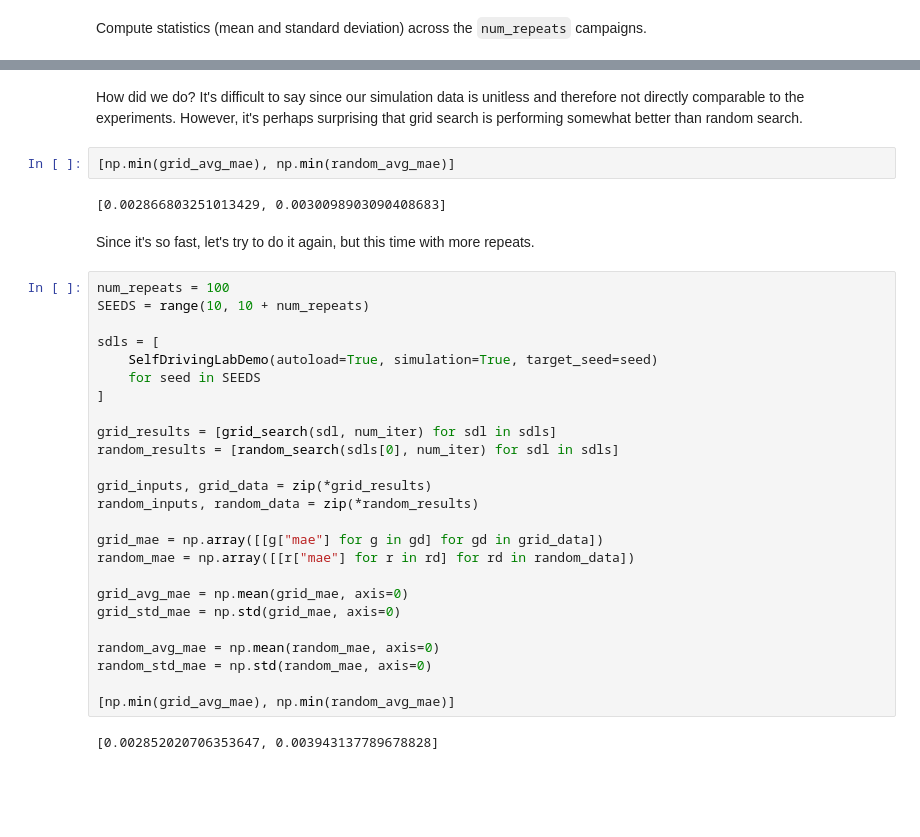
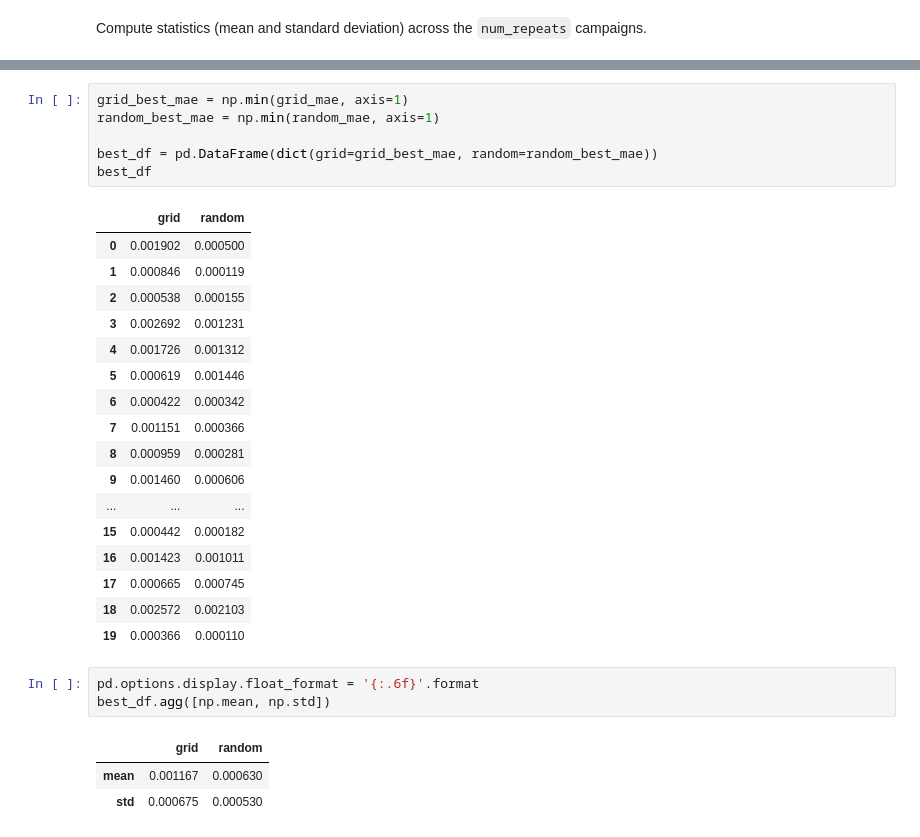
Before and after one commit to sparks-baird/self-driving-lab-demo, a Jupyter notebook: notebooks/sensor_simulator.ipynb, the cells around one changed output, grey strips where cells are left out. Saved outputs shown, nothing was run; the diff lists cells and outputs as text; blank space fills up the shorter version.

```diff
--- a/notebooks/sensor_simulator.ipynb
+++ b/notebooks/sensor_simulator.ipynb
@@ -405,40 +438,34 @@ random_std_mae = np.std(random_mae, axis=0)
 grid_avg_mae.shape
 # %% [output]
 (81,)
-# %% [markdown]
-How did we do? It's difficult to say since our simulation data is unitless and therefore
-not directly comparable to the experiments. However, it's perhaps surprising that grid
-search is performing  somewhat better than random search.
-# %%
-[np.min(grid_avg_mae), np.min(random_avg_mae)]
-# %% [output]
-[0.002866803251013429, 0.0030098903090408683]
-# %% [markdown]
-Since it's so fast, let's try to do it again, but this time with more repeats.
-# %%
-num_repeats = 100
-SEEDS = range(10, 10 + num_repeats)
-
-sdls = [
-    SelfDrivingLabDemo(autoload=True, simulation=True, target_seed=seed)
-    for seed in SEEDS
-]
-
-grid_results = [grid_search(sdl, num_iter) for sdl in sdls]
-random_results = [random_search(sdls[0], num_iter) for sdl in sdls]
-
-grid_inputs, grid_data = zip(*grid_results)
-random_inputs, random_data = zip(*random_results)
-
-grid_mae = np.array([[g["mae"] for g in gd] for gd in grid_data])
-random_mae = np.array([[r["mae"] for r in rd] for rd in random_data])
-
-grid_avg_mae = np.mean(grid_mae, axis=0)
-grid_std_mae = np.std(grid_mae, axis=0)
-
-random_avg_mae = np.mean(random_mae, axis=0)
-random_std_mae = np.std(random_mae, axis=0)
-
-[np.min(grid_avg_mae), np.min(random_avg_mae)]
-# %% [output]
-[0.002852020706353647, 0.003943137789678828]
+# %%
+grid_best_mae = np.min(grid_mae, axis=1)
+random_best_mae = np.min(random_mae, axis=1)
+
+best_df = pd.DataFrame(dict(grid=grid_best_mae, random=random_best_mae))
+best_df
+# %% [output]
+|  | grid | random |
+| 0 | 0.001902 | 0.000500 |
+| 1 | 0.000846 | 0.000119 |
+| 2 | 0.000538 | 0.000155 |
+| 3 | 0.002692 | 0.001231 |
+| 4 | 0.001726 | 0.001312 |
+| 5 | 0.000619 | 0.001446 |
+| 6 | 0.000422 | 0.000342 |
+| 7 | 0.001151 | 0.000366 |
+| 8 | 0.000959 | 0.000281 |
+| 9 | 0.001460 | 0.000606 |
+| ... | ... | ... |
+| 15 | 0.000442 | 0.000182 |
+| 16 | 0.001423 | 0.001011 |
+| 17 | 0.000665 | 0.000745 |
+| 18 | 0.002572 | 0.002103 |
+| 19 | 0.000366 | 0.000110 |
+# %%
+pd.options.display.float_format = '{:.6f}'.format
+best_df.agg([np.mean, np.std])
+# %% [output]
+|  | grid | random |
+| mean | 0.001167 | 0.000630 |
+| std | 0.000675 | 0.000530 |
```
Also changed, not shown: parts of 29 cells of this notebook.
